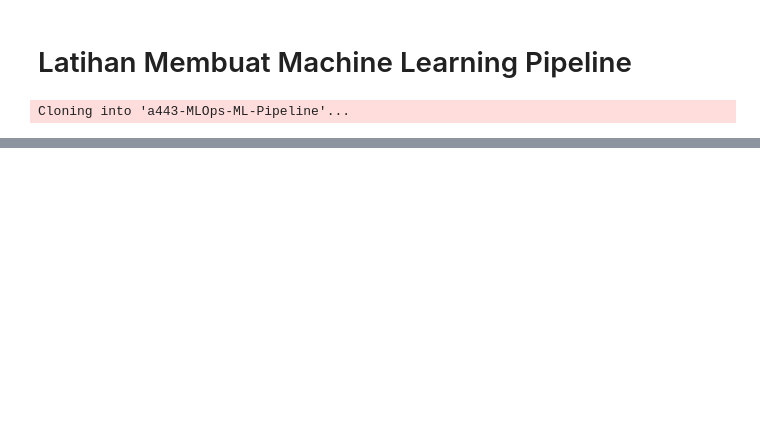
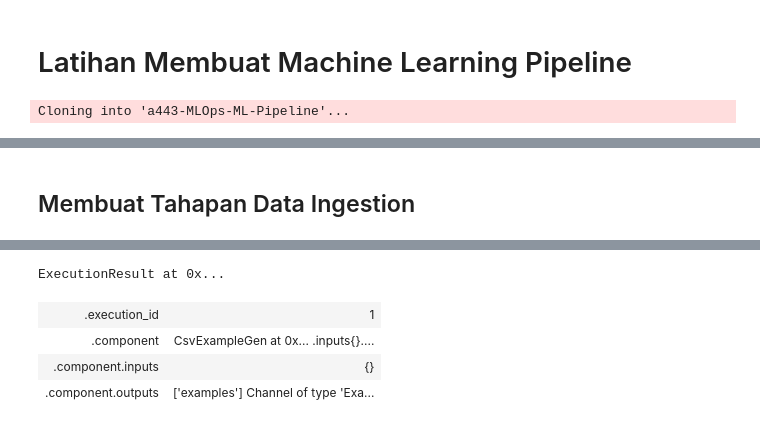
Before and after one commit to Muhamad-Alichwan/Machine-Learning-exercise, a Jupyter notebook: Machine Learning Operations (MLOps) dengan Cloudeka/Latihan_Pembuatan Komponen Pengolahan_Data_dalam_Machine_Learning_Pipeline.ipynb, the cells around one changed output, grey strips where cells are left out. Cells and saved outputs as stored; diff of their text form; code cells hidden in the pictures; blank space fills up the shorter version.

```diff
--- a/Machine Learning Operations (MLOps) dengan Cloudeka/Latihan_Pembuatan Komponen Pengolahan_Data_dalam_Machine_Learning_Pipeline.ipynb
+++ b/Machine Learning Operations (MLOps) dengan Cloudeka/Latihan_Pembuatan Komponen Pengolahan_Data_dalam_Machine_Learning_Pipeline.ipynb
@@ -62,0 +17,17 @@ PIPELINE_ROOT
+# %%
+PIPELINE_NAME = "sarcasm-pipeline"
+SCHEMA_PIPELINE_NAME = "sarcasm-tfdv-schema"
+
+#Directory untuk menyimpan artifact yang akan dihasilkan
+PIPELINE_ROOT = os.path.join('pipelines', PIPELINE_NAME)
+
+# Path to a SQLite DB file to use as an MLMD storage.
+METADATA_PATH = os.path.join('metadata', PIPELINE_NAME, 'metadata.db')
+
+# Output directory where created models from the pipeline will be exported.
+SERVING_MODEL_DIR = os.path.join('serving_model', PIPELINE_NAME)
+
+# from absl import logging
+# logging.set_verbosity(logging.INFO)
+# %%
+DATA_ROOT = "data"
@@ -62,0 +38,2 @@ PIPELINE_ROOT
+# %%
+interactive_context = InteractiveContext(pipeline_root=PIPELINE_ROOT)
@@ -62,0 +42,13 @@ PIPELINE_ROOT
+# %% [markdown]
+## Membuat Tahapan Data Ingestion
+# %%
+output = example_gen_pb2.Output(
+    split_config = example_gen_pb2.SplitConfig(splits=[
+        example_gen_pb2.SplitConfig.Split(name = "train", hash_buckets = 8),
+        example_gen_pb2.SplitConfig.Split(name = "eval", hash_buckets = 2)
+    ])
+)
+example_gen = CsvExampleGen(input_base=DATA_ROOT, output_config = output)
+# %%
+interactive_context.run(example_gen)
+# %% [output]
@@ -62,0 +56,5 @@ PIPELINE_ROOT
+ExecutionResult at 0x...
+| .execution_id | 1 |
+| .component | CsvExampleGen at 0x... .inputs{}.... |
+| .component.inputs | {} |
+| .component.outputs | ['examples'] Channel of type 'Exa... |
```
Also changed, not shown: parts of 19 cells of this notebook.
